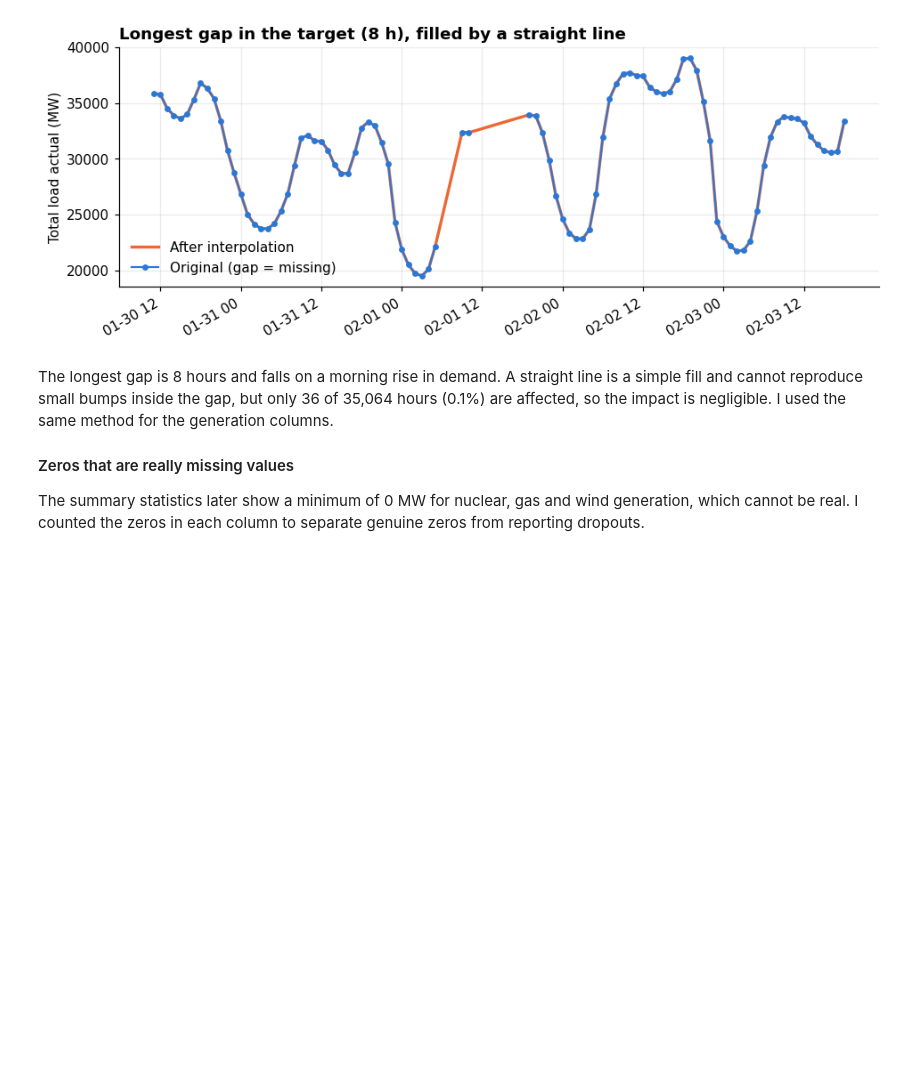
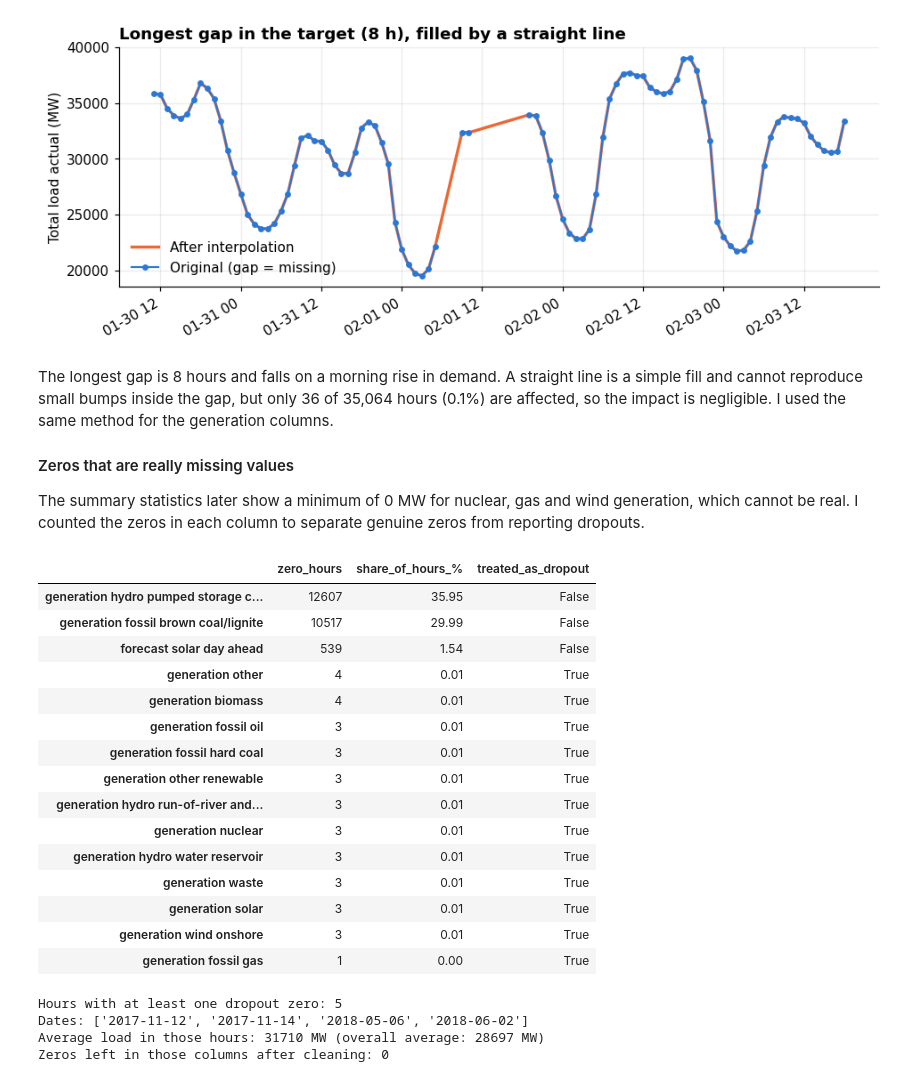
Before and after one commit to Keaane/Energy-demand-time-series-pipeline., a Jupyter notebook: task1_eda/Task1_Preprocessing_EDA.ipynb, the cells around one changed output. Cells and saved outputs as stored; diff of their text form; code cells hidden in the pictures; blank space fills up the shorter version.

Commit message:
Treat zero dropouts in generation columns as missing

```diff
--- a/task1_eda/Task1_Preprocessing_EDA.ipynb
+++ b/task1_eda/Task1_Preprocessing_EDA.ipynb
@@ -296,3 +296,38 @@ The longest gap is 8 hours and falls on a morning rise in demand. A straight lin
 
 #### Zeros that are really missing values
 The summary statistics later show a minimum of 0 MW for nuclear, gas and wind generation, which cannot be real. I counted the zeros in each column to separate genuine zeros from reporting dropouts.
+# %%
+gen_cols = [c for c in energy_clean.columns if c.startswith("generation") or c.startswith("forecast")]
+zero_counts = (energy_raw[gen_cols] == 0).sum().to_frame("zero_hours")
+zero_counts["share_of_hours_%"] = (zero_counts["zero_hours"] / len(energy_raw) * 100).round(2)
+zero_counts["treated_as_dropout"] = zero_counts.index.isin(ZERO_IS_DROPOUT_COLS)
+display(zero_counts[zero_counts["zero_hours"] > 0].sort_values("zero_hours", ascending=False))
+
+# when do the dropouts happen, and what was demand then?
+dropout_hours = (energy_raw.set_index(pd.to_datetime(energy_raw["time"], utc=True))[ZERO_IS_DROPOUT_COLS] == 0).any(axis=1)
+dropout_hours = dropout_hours[dropout_hours].index
+print(f"\nHours with at least one dropout zero: {len(dropout_hours)}")
+print("Dates:", sorted({d.strftime('%Y-%m-%d') for d in dropout_hours}))
+print("Average load in those hours:", round(target_raw.reindex(dropout_hours).mean()), "MW (overall average:", round(target_raw.mean()), "MW)")
+print("Zeros left in those columns after cleaning:", int((energy_clean[ZERO_IS_DROPOUT_COLS] == 0).sum().sum()))
+# %% [output]
+|  | zero_hours | share_of_hours_% | treated_as_dropout |
+| generation hydro pumped storage c... | 12607 | 35.95 | False |
+| generation fossil brown coal/lignite | 10517 | 29.99 | False |
+| forecast solar day ahead | 539 | 1.54 | False |
+| generation other | 4 | 0.01 | True |
+| generation biomass | 4 | 0.01 | True |
+| generation fossil oil | 3 | 0.01 | True |
+| generation fossil hard coal | 3 | 0.01 | True |
+| generation other renewable | 3 | 0.01 | True |
+| generation hydro run-of-river and... | 3 | 0.01 | True |
+| generation nuclear | 3 | 0.01 | True |
+| generation hydro water reservoir | 3 | 0.01 | True |
+| generation waste | 3 | 0.01 | True |
+| generation solar | 3 | 0.01 | True |
+| generation wind onshore | 3 | 0.01 | True |
+| generation fossil gas | 1 | 0.00 | True |
+Hours with at least one dropout zero: 5
+Dates: ['2017-11-12', '2017-11-14', '2018-05-06', '2018-06-02']
+Average load in those hours: 31710 MW (overall average: 28697 MW)
+Zeros left in those columns after cleaning: 0
```
Also changed, not shown: parts of 1 cell of this notebook.
